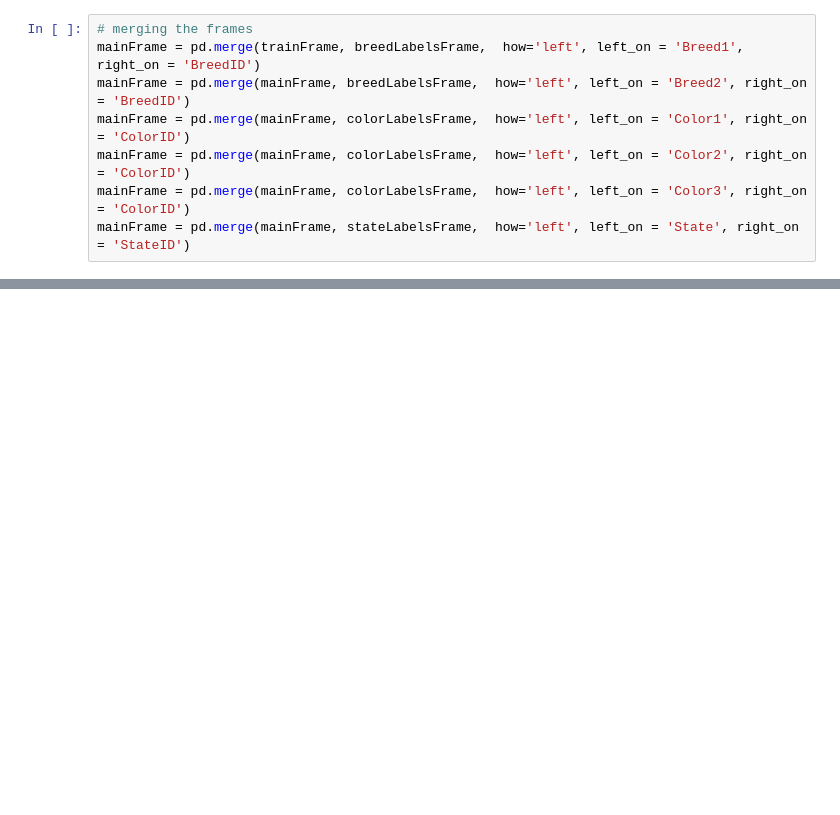
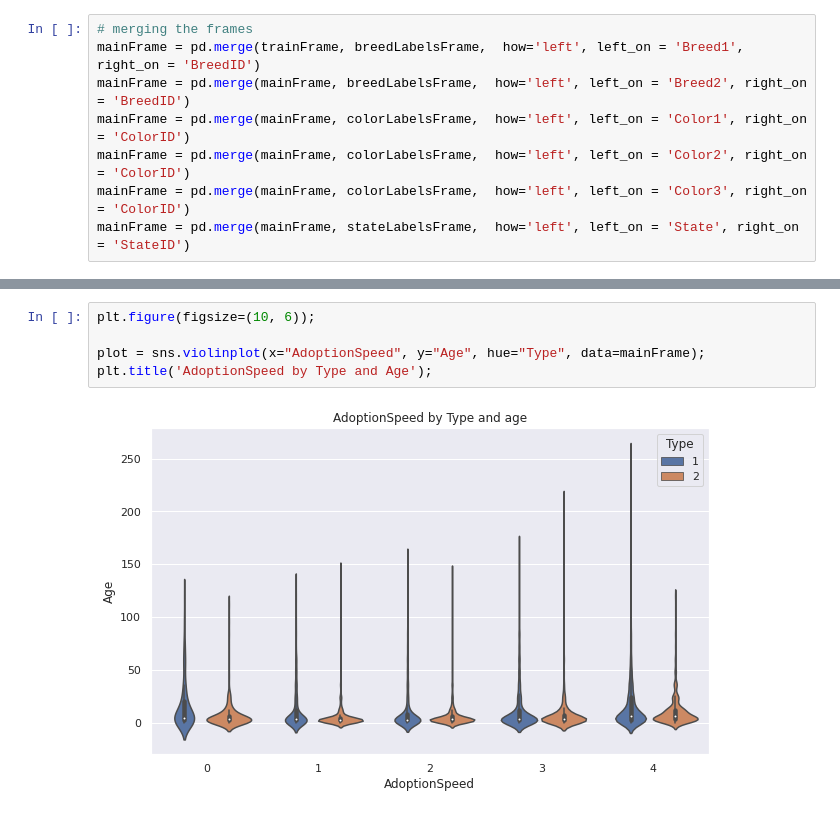
Before and after one commit to DianaI20/Pet_finder, a Jupyter notebook: Pet_finder.ipynb, the cells around one changed output, grey strips where cells are left out. Saved outputs shown, nothing was run; the diff lists cells and outputs as text; blank space fills up the shorter version.

```diff
--- a/Pet_finder.ipynb
+++ b/Pet_finder.ipynb
@@ -70,0 +209,7 @@ mainFrame
+# %%
+plt.figure(figsize=(10, 6));
+
+plot = sns.violinplot(x="AdoptionSpeed", y="Age", hue="Type", data=mainFrame);
+plt.title('AdoptionSpeed by Type and Age');
+# %% [output]
+[figure, added]
```
Also changed, not shown: parts of 29 cells of this notebook.
